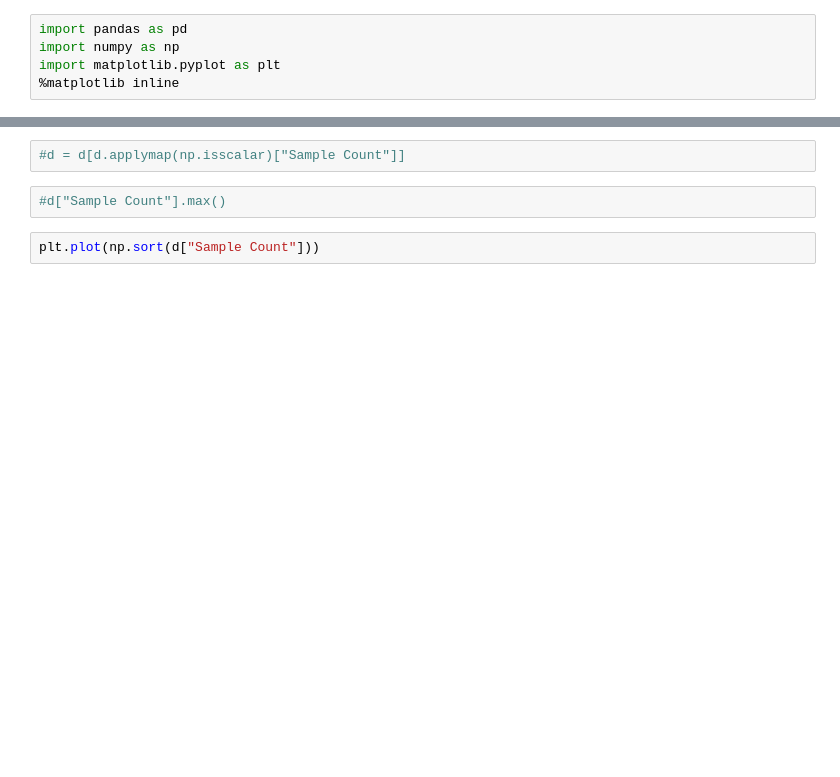
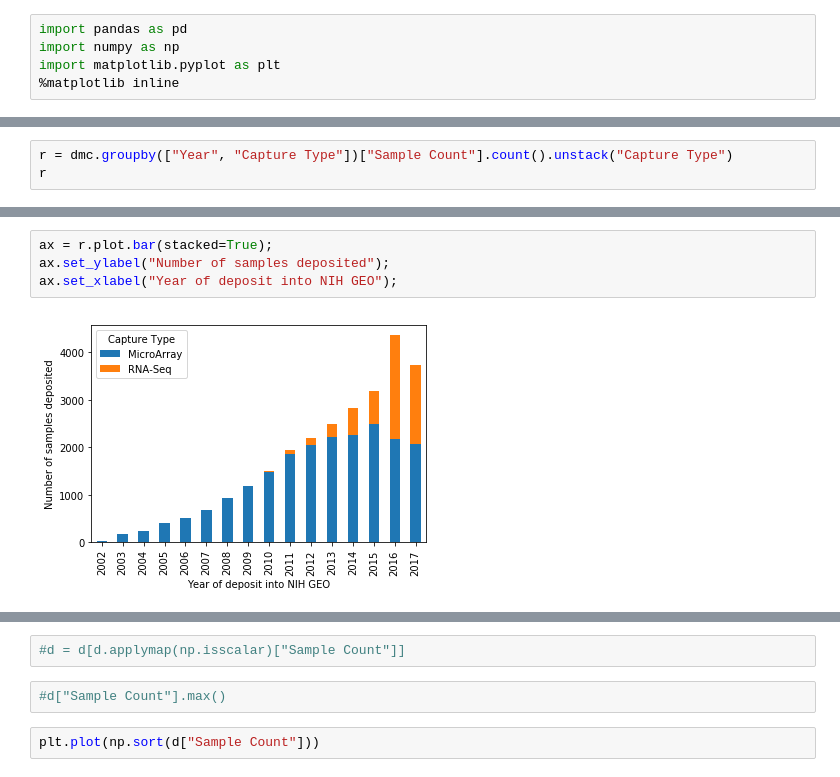
Before and after one commit to mila-iqia/gene-graph-conv, a Jupyter notebook: stats/geo-stats.ipynb, the cells around one changed output, grey strips where cells are left out. Cells and saved outputs as stored; diff of their text form; blank space fills up the shorter version.

```diff
--- a/stats/geo-stats.ipynb
+++ b/stats/geo-stats.ipynb
@@ -7,0 +69,3 @@ d = pd.read_csv("geo/hts-geo-series-human.csv")
+# %%
+r = dmc.groupby(["Year", "Capture Type"])["Sample Count"].count().unstack("Capture Type")
+r
@@ -7,0 +91,6 @@ d = pd.read_csv("geo/hts-geo-series-human.csv")
+# %%
+ax = r.plot.bar(stacked=True);
+ax.set_ylabel("Number of samples deposited");
+ax.set_xlabel("Year of deposit into NIH GEO");
+# %% [output]
+[figure, added]
```
Also changed, not shown: parts of 22 cells of this notebook.
